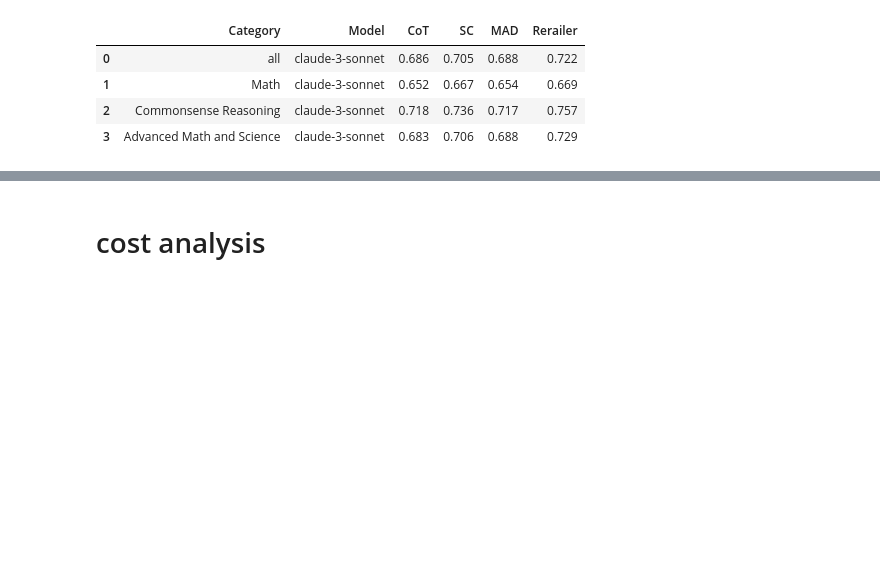
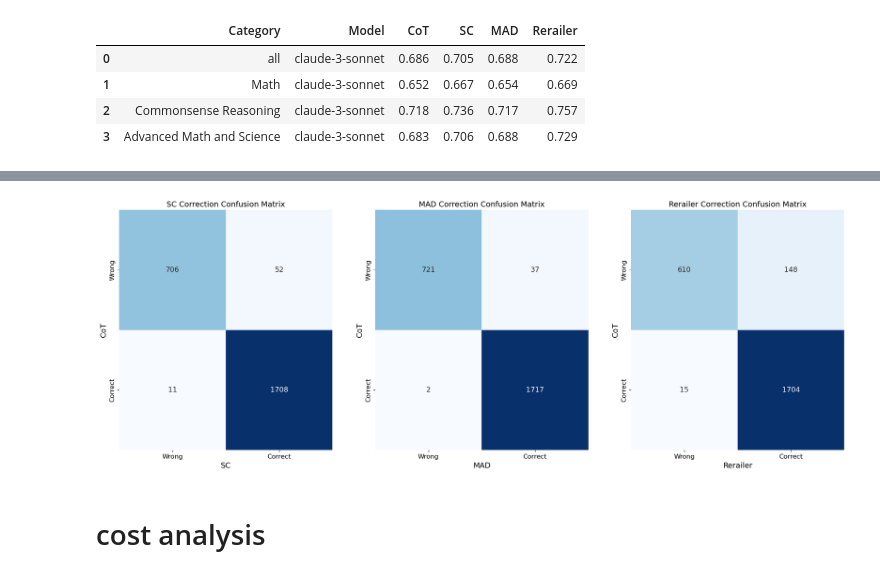
Before and after one commit to wan19990901/CoT_rerailer, a Jupyter notebook: src/Evaluation.ipynb, the cells around one changed output, grey strips where cells are left out. Cells and saved outputs as stored; diff of their text form; code cells hidden in the pictures; blank space fills up the shorter version.

```diff
--- a/src/Evaluation.ipynb
+++ b/src/Evaluation.ipynb
@@ -195,3 +306,40 @@ get_plot(df_result_claude,'claude3')
+# %%
+import matplotlib.pyplot as plt
+import numpy as np
+from sklearn.metrics import confusion_matrix
+import seaborn as sns
+
+def plot_confusion_matrix(ax, cm, title, xlabel, ylabel, fontsize=12):
+    sns.heatmap(cm, annot=True, fmt="d", cmap="Blues", cbar=False, ax=ax,
+                xticklabels=['Wrong', 'Correct'], yticklabels=['Wrong', 'Correct'],
+                annot_kws={"size": fontsize - 1})
+    ax.set_xlabel(xlabel, fontsize=fontsize)
+    ax.set_ylabel(ylabel, fontsize=fontsize)
+    ax.set_title(title, fontsize=fontsize)
+    ax.tick_params(axis='both', which='major', labelsize=fontsize - 2)
+
+# Sample true labels and predicted labels
+cot = correctness
+sc_correctness = sc_correctness
+mad_correctness = mad_correctness
+rerailer_correctness = rerailer_correctness
+
+# Compute the confusion matrices
+cm_sc = confusion_matrix(cot, sc_correctness)
+cm_mad = confusion_matrix(cot, mad_correctness)
+cm_rerailer = confusion_matrix(cot, rerailer_correctness)
+
+# Create a figure with 3 subplots in a row
+fig, axs = plt.subplots(1, 3, figsize=(24, 8))
+
+# Plot the confusion matrices with increased font size
+plot_confusion_matrix(axs[0], cm_sc, 'SC Correction Confusion Matrix', 'SC', 'CoT', fontsize=14)
+plot_confusion_matrix(axs[1], cm_mad, 'MAD Correction Confusion Matrix', 'MAD', 'CoT', fontsize=14)
+plot_confusion_matrix(axs[2], cm_rerailer, 'Rerailer Correction Confusion Matrix', 'Rerailer', 'CoT', fontsize=14)
+
+plt.show()
+# %% [output]
+[figure, added]
 # %% [markdown]
 # cost analysis
 # %%
```
Also changed, not shown: parts of 17 cells of this notebook, 16 other files.
